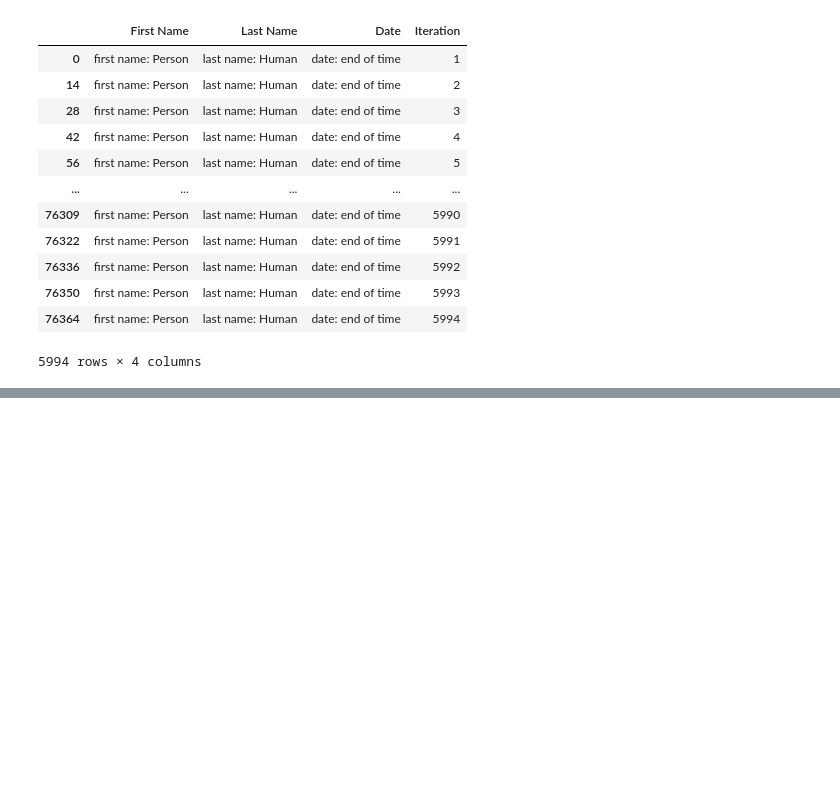
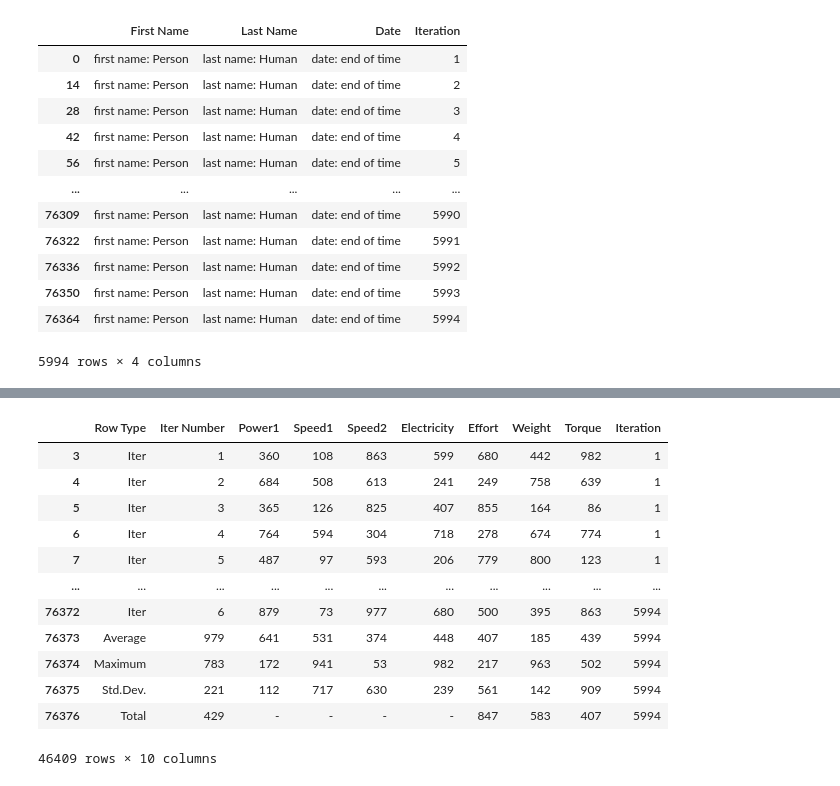
Before and after one commit to claupereirajr/data_cleaning_study, a Jupyter notebook: script_data_clean.ipynb, the cells around one changed output, grey strips where cells are left out. Cells and saved outputs as stored; diff of their text form; code cells hidden in the pictures; blank space fills up the shorter version.

```diff
--- a/script_data_clean.ipynb
+++ b/script_data_clean.ipynb
@@ -144,0 +158,17 @@ See the caveats in the documentation: https://pandas.pydata.org/pandas-docs/stab
+# %%
+no_name_dataframe = drop_extra_columns_rows[~drop_extra_columns_rows["Row Type"].str.contains("first name")]
+no_name_dataframe
+# %% [output]
+|  | Row Type | Iter Number | Power1 | Speed1 | Speed2 | Electricity | Effort | Weight | Torque | Iteration |
+| 3 | Iter | 1 | 360 | 108 | 863 | 599 | 680 | 442 | 982 | 1 |
+| 4 | Iter | 2 | 684 | 508 | 613 | 241 | 249 | 758 | 639 | 1 |
+| 5 | Iter | 3 | 365 | 126 | 825 | 407 | 855 | 164 | 86 | 1 |
+| 6 | Iter | 4 | 764 | 594 | 304 | 718 | 278 | 674 | 774 | 1 |
+| 7 | Iter | 5 | 487 | 97 | 593 | 206 | 779 | 800 | 123 | 1 |
+| ... | ... | ... | ... | ... | ... | ... | ... | ... | ... | ... |
+| 76372 | Iter | 6 | 879 | 73 | 977 | 680 | 500 | 395 | 863 | 5994 |
+| 76373 | Average | 979 | 641 | 531 | 374 | 448 | 407 | 185 | 439 | 5994 |
+| 76374 | Maximum | 783 | 172 | 941 | 53 | 982 | 217 | 963 | 502 | 5994 |
+| 76375 | Std.Dev. | 221 | 112 | 717 | 630 | 239 | 561 | 142 | 909 | 5994 |
+| 76376 | Total | 429 | - | - | - | - | 847 | 583 | 407 | 5994 |
+46409 rows × 10 columns
```
Also changed, not shown: parts of 2 cells of this notebook.
